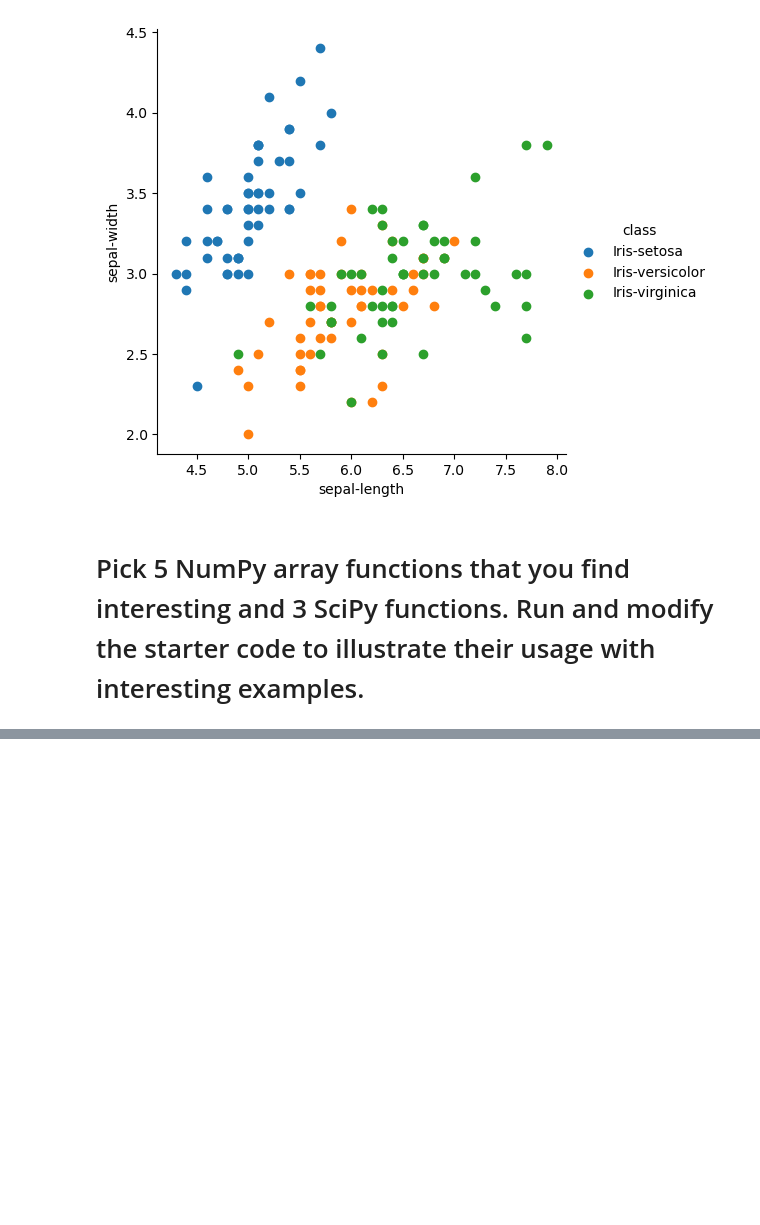
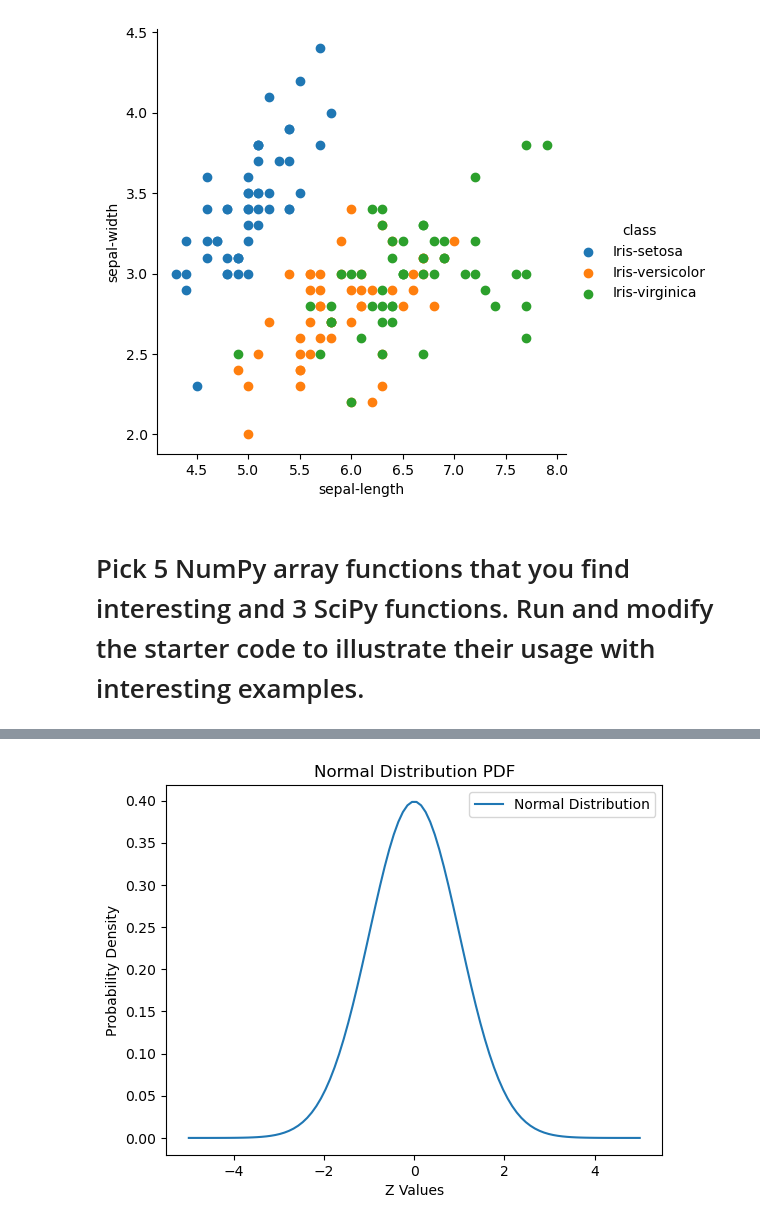
Before and after one commit to DiazHumberto/Lab-3, a Jupyter notebook: Lab_Exercise_2.ipynb, the cells around one changed output, grey strips where cells are left out. Cells and saved outputs as stored; diff of their text form; code cells hidden in the pictures; blank space fills up the shorter version.

```diff
--- a/Lab_Exercise_2.ipynb
+++ b/Lab_Exercise_2.ipynb
@@ -500,0 +595,25 @@ print(a)
+# %%
+# 2. scipy.stats.norm - Normal Distribution Probability Density Function (PDF)
+# Generates and plots the PDF of a normal distribution.
+
+# Generate Z values from -5 to 5 using linspace function drom NumPy
+Z = np.linspace(-5, 5, 100)
+
+# Compute the PDF for the normal distribution
+pdf_values = stats.norm.pdf(Z)
+
+# Plot the normal distribution curve
+plt.plot(Z, pdf_values, label='Normal Distribution')
+
+# Add legend
+plt.legend()
+
+# Set plot title and labels
+plt.title("Normal Distribution PDF")
+plt.xlabel("Z Values")
+plt.ylabel("Probability Density")
+
+# Display the plot
+plt.show()
+# %% [output]
+[figure, added]
```
Also changed, not shown: parts of 14 cells of this notebook.
